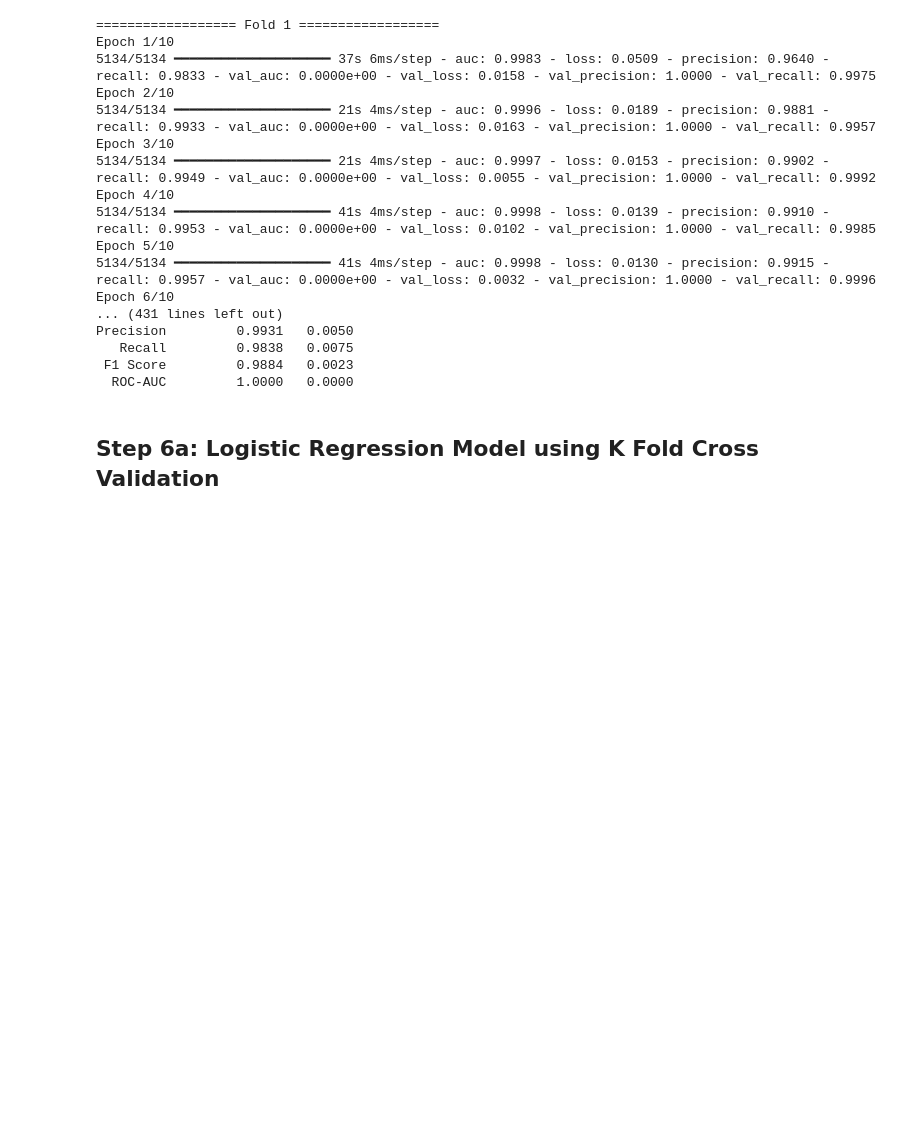
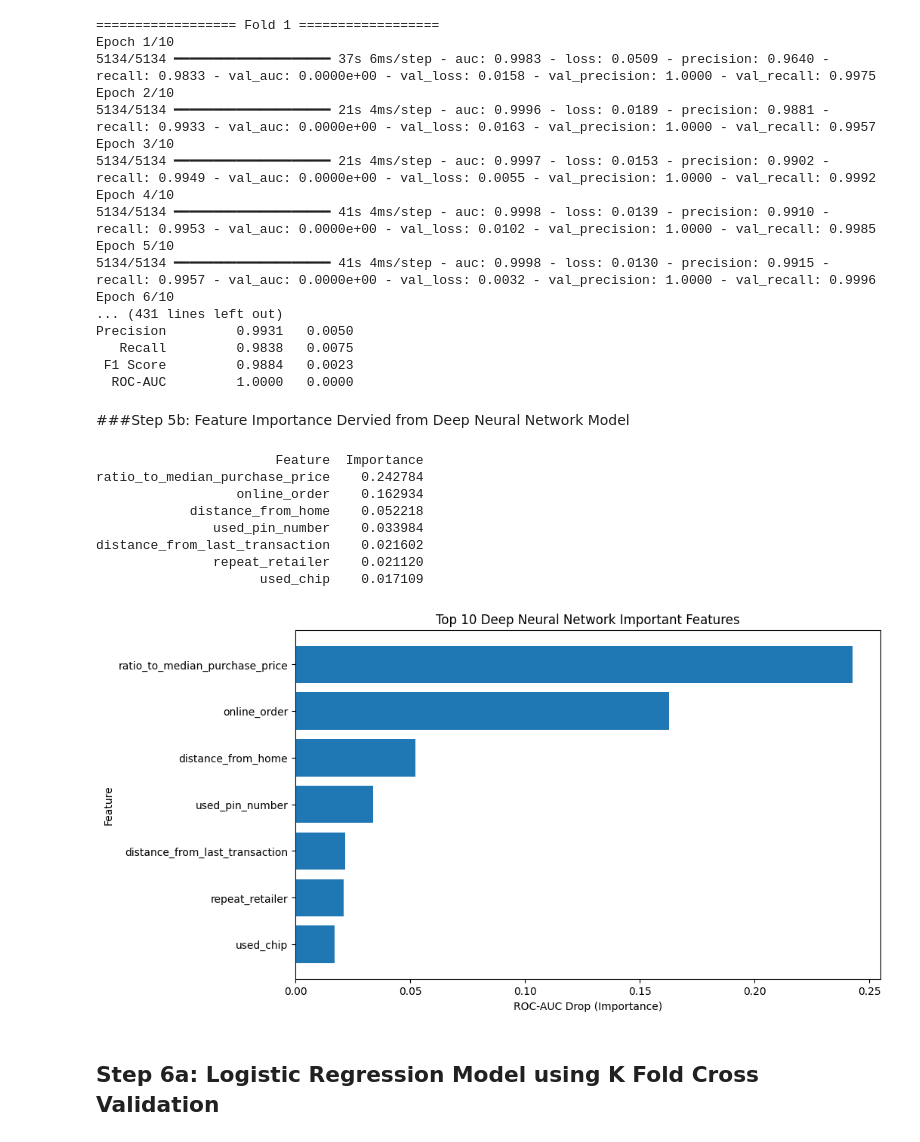
Before and after one commit to COMP3608-Group-12/Project, a Jupyter notebook: Group_12_Dataset_2.ipynb, the cells around one changed output. Cells and saved outputs as stored; diff of their text form; code cells hidden in the pictures; blank space fills up the shorter version.

```diff
--- a/Group_12_Dataset_2.ipynb
+++ b/Group_12_Dataset_2.ipynb
@@ -416,6 +416,75 @@ Precision         0.9931   0.0050
    Recall         0.9838   0.0075
  F1 Score         0.9884   0.0023
   ROC-AUC         1.0000   0.0000
+# %% [markdown]
+###Step 5b: Feature Importance Dervied from Deep Neural Network Model
+# %%
+# Baseline model performance
+baseline_probs = model_dnn.predict(X_test_scaled, verbose=0).flatten()
+
+baseline_auc = roc_auc_score(y_test, baseline_probs)
+
+importance_dnn = []
+
+# Looping through every feature
+for i in range(X_test_scaled.shape[1]):
+
+    # Copying test data
+    X_permuted = X_test_scaled.copy()
+
+    # Shuffle ONE feature column
+    np.random.shuffle(X_permuted[:, i])
+
+    # Predicting using shuffled data
+    permuted_probs = model_dnn.predict(X_permuted, verbose=0).flatten()
+
+    # Calculating new ROC-AUC
+    permuted_auc = roc_auc_score(y_test, permuted_probs)
+
+    # Importance = performance drop
+    importance = baseline_auc - permuted_auc
+
+    importance_dnn.append(importance)
+
+# Creating dataframe
+feature_importance_dnn = pd.DataFrame({
+    'Feature': X.columns,
+    'Importance': importance_dnn
+})
+
+# Sorting in descending order
+feature_importance_dnn = feature_importance_dnn.sort_values(
+    by='Importance',
+    ascending=False
+)
+
+# Printing top 10 important features
+print(feature_importance_dnn.head(10).to_string(index=False))
+
+plt.figure(figsize=(10,6))
+
+plt.barh(
+    feature_importance_dnn['Feature'][:10],
+    feature_importance_dnn['Importance'][:10]
+)
+
+plt.xlabel("ROC-AUC Drop (Importance)")
+plt.ylabel("Feature")
+plt.title("Top 10 Deep Neural Network Important Features")
+
+plt.gca().invert_yaxis()
+
+plt.show()
+# %% [output]
+                       Feature  Importance
+ratio_to_median_purchase_price    0.242784
+                  online_order    0.162934
+            distance_from_home    0.052218
+               used_pin_number    0.033984
+distance_from_last_transaction    0.021602
+               repeat_retailer    0.021120
+                     used_chip    0.017109
+[figure, added]
 # %% [markdown]
 ## Step 6a: Logistic Regression Model using K Fold Cross Validation
 # %%
```
Also changed, not shown: parts of 2 cells of this notebook.
